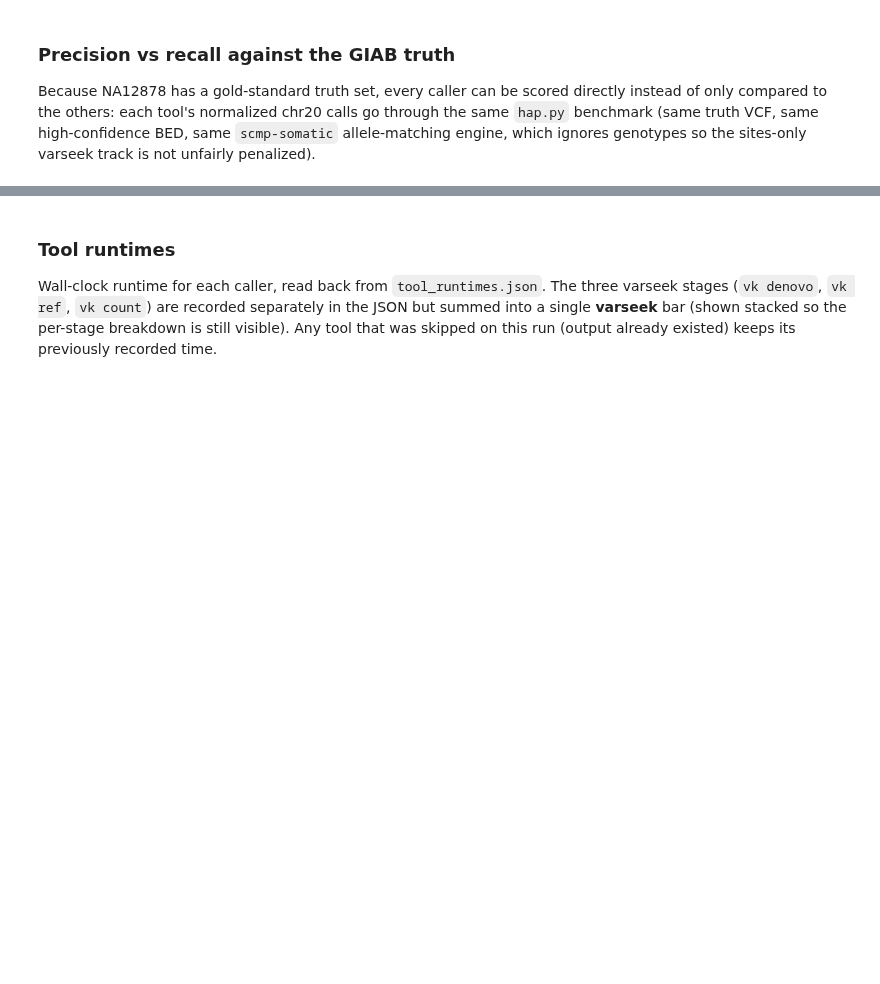
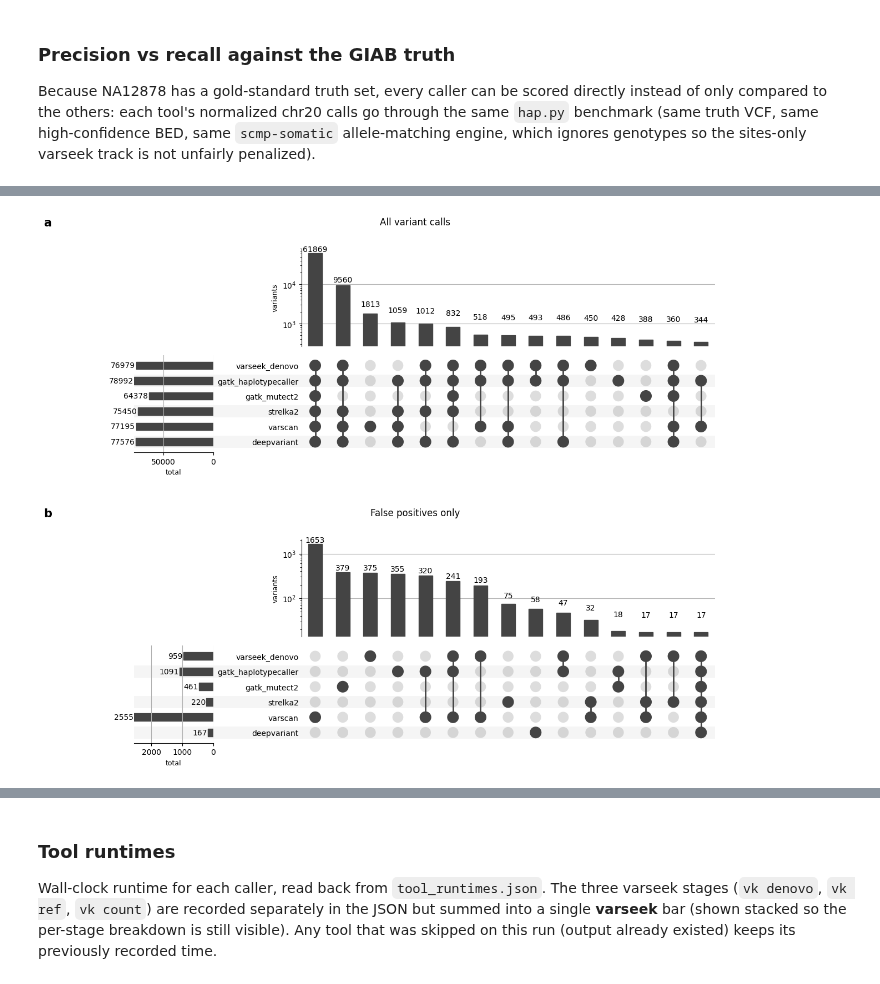
Before and after one commit to pachterlab/varseek-examples, a Jupyter notebook: vk_denovo_na12878.ipynb, the cells around one changed output, grey strips where cells are left out. Saved outputs shown, nothing was run; the diff lists cells and outputs as text; code cells hidden in the pictures; blank space fills up the shorter version.

```diff
--- a/vk_denovo_na12878.ipynb
+++ b/vk_denovo_na12878.ipynb
@@ -1786,0 +1732,72 @@ time: 4.51 s (started: 2026-08-12 19:46:17 -07:00)
+# %%
+# --- 2-panel upset: all assessed calls (a) and false positives only (b) --------------------
+# The FP panel is the figure referenced by the manuscript's statement about varseek's false
+# positives being shared with the other callers.
+from upsetplot import from_contents, UpSet
+
+UPSET_TOP = 15          # largest N intersections shown per panel; the tail is a long list of 1s
+
+
+def happy_call_sets(summary_csv):
+    """(POS, REF, ALT) of the calls hap.py assessed for one tool -> (all TP+FP, FP only).
+
+    UNK records are dropped: those are calls outside the confident regions, which hap.py does
+    not judge, so they belong in neither panel."""
+    vcf = summary_csv.replace(".summary.csv", ".vcf.gz")
+    if not os.path.isfile(vcf):
+        return None, None
+    allc, fps = set(), set()
+    with gzip.open(vcf, "rt") as fh:
+        for line in fh:
+            if line.startswith("#"):
+                continue
+            f = line.rstrip("\n").split("\t")
+            query = dict(zip(f[8].split(":"), f[10].split(":")))   # sample 2 = the query
+            bd = query.get("BD")
+            if bd in ("TP", "FP"):
+                key = (f[1], f[3], f[4])
+                allc.add(key)
+                if bd == "FP":
+                    fps.add(key)
+    return allc, fps
+
+
+# same tools as the upset plot above (the vk denovo seed and the COSMIC screen stay out)
+upset_tools = [t for t in order_tools(happy_summaries) if t in caller_sets]
+all_sets, fp_sets = {}, {}
+for tool in upset_tools:
+    a, f = happy_call_sets(happy_summaries[tool])
+    if a is None:
+        print(f"WARNING: no hap.py annotated VCF for {tool}; excluding.")
+        continue
+    all_sets[tool_label(tool)], fp_sets[tool_label(tool)] = a, f
+    print(f"{tool_label(tool):24s} assessed {len(a):>7,}   FP {len(f):>6,}")
+
+fp_total = len(fp_sets.get("varseek_denovo", ()))
+if fp_total:
+    shared = sum(1 for k in fp_sets["varseek_denovo"]
+                 if any(k in s for n, s in fp_sets.items() if n != "varseek_denovo"))
+    print(f"\nvarseek FPs also called by >=1 other tool: {shared:,}/{fp_total:,} "
+          f"({100 * shared / fp_total:.1f}%)")
+
+fig = plt.figure(figsize=(13.5, 10))
+subfigs = fig.subfigures(2, 1, hspace=0.10)
+for subfig, contents, title, letter in [
+        (subfigs[0], all_sets, "All variant calls", "a"),
+        (subfigs[1], fp_sets, "False positives only", "b")]:
+    axes = UpSet(from_contents(contents), subset_size="count", show_counts=True,
+                 sort_by="cardinality", sort_categories_by="-input",
+                 max_subset_rank=UPSET_TOP, totals_plot_elements=3,
+                 element_size=None, facecolor="#444444").plot(fig=subfig)
+    axes["intersections"].set_yscale("log")     # one bar dwarfs the rest on both panels
+    axes["intersections"].set_ylabel("variants", fontsize=9)
+    axes["totals"].set_xlabel("total", fontsize=9)
+    subfig.suptitle(title, fontsize=12, y=1.0)
+    subfig.text(0.004, 1.0, letter, fontsize=15, fontweight="bold", va="top")
+
+upset_fp_pdf = os.path.join(happy_out, "upset_calls_and_fps.pdf")
+fig.savefig(upset_fp_pdf, bbox_inches="tight")
+fig.savefig(upset_fp_pdf.replace(".pdf", ".png"), dpi=200, bbox_inches="tight")
+print("\nSaved", upset_fp_pdf)
+plt.show()
+# %% [output]
@@ -1786,0 +1814 @@ time: 4.51 s (started: 2026-08-12 19:46:17 -07:00)
+[figure, added]
```
Also changed, not shown: parts of 39 cells of this notebook, 30 other files.
